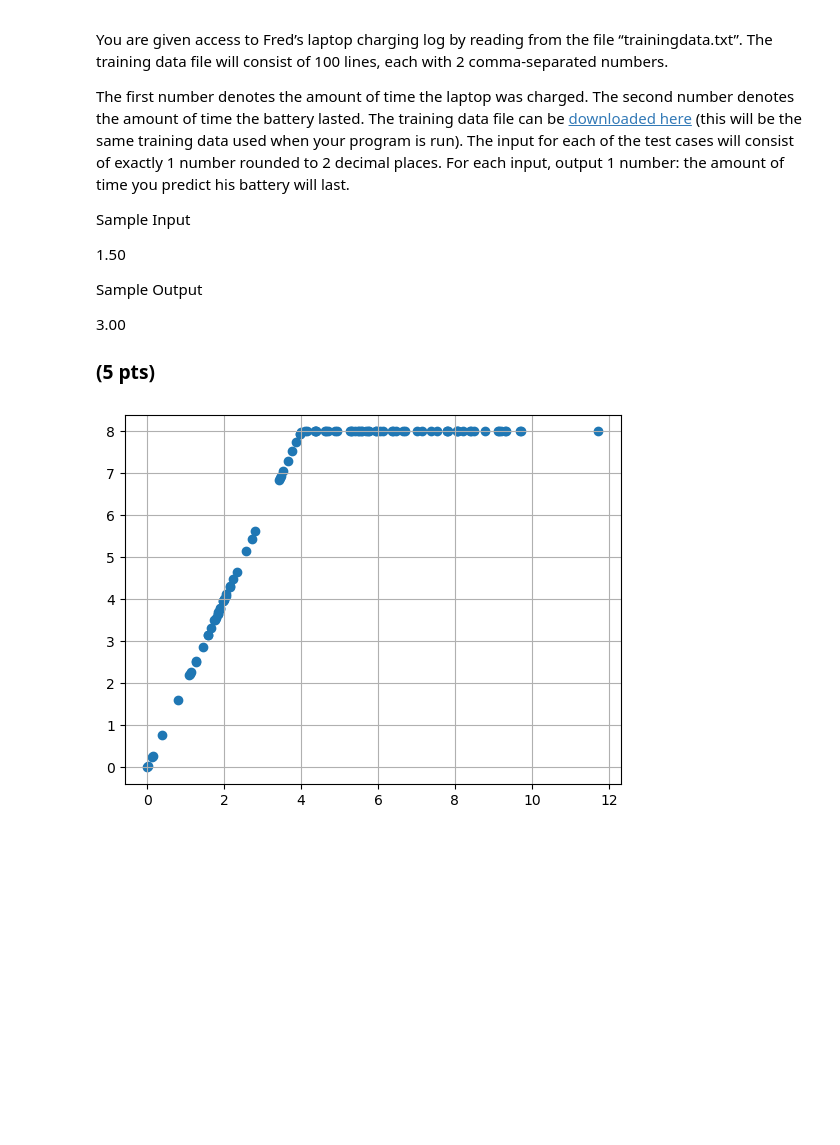
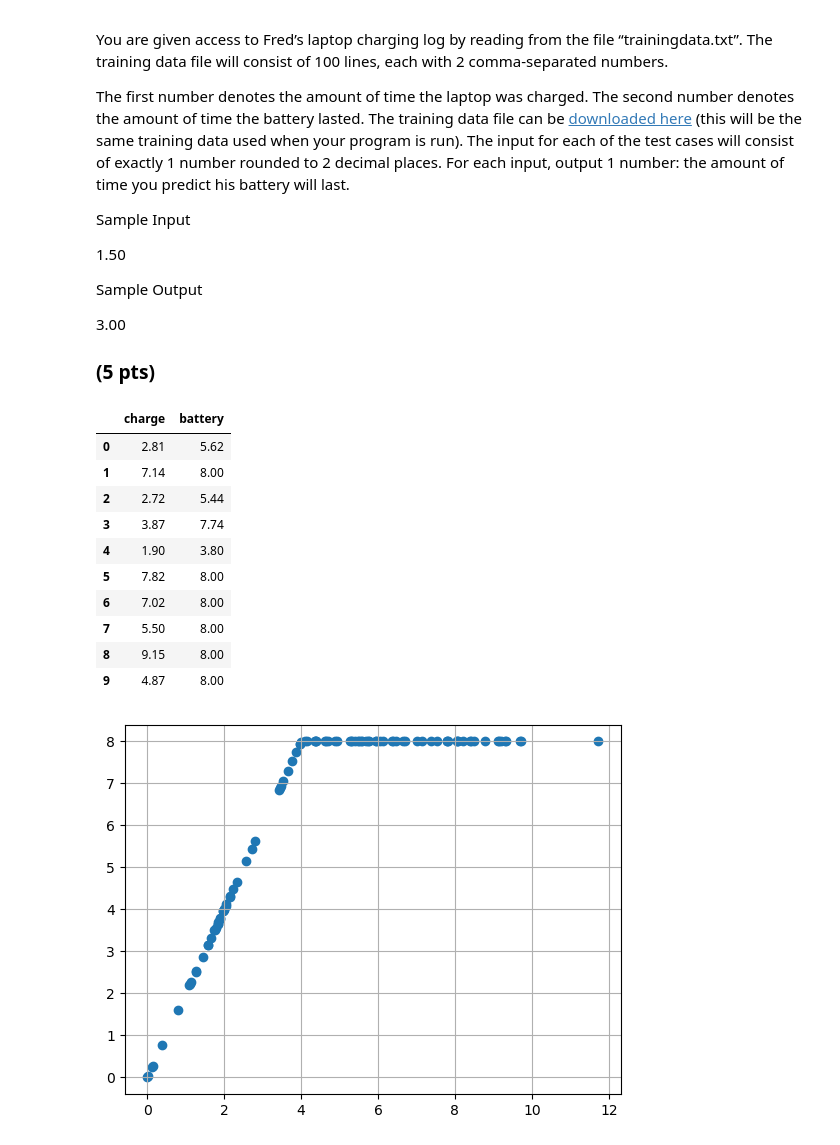
Before and after one commit to JeanMILPIED/Jedha_CareerCoaching, a Jupyter notebook: 01-Coding_challenge_full_stack_program.ipynb, the cells around one changed output. Drawn from its saved outputs; the diff is of its cells as text; code cells hidden in the pictures; blank space fills up the shorter version.

```diff
--- a/01-Coding_challenge_full_stack_program.ipynb
+++ b/01-Coding_challenge_full_stack_program.ipynb
@@ -303,8 +378,20 @@ import pandas as pd
 import matplotlib.pyplot as plt
 # %%
 data=pd.read_csv('https://s3.amazonaws.com/hr-testcases/399/assets/trainingdata.txt', names=["charge","battery"])
-# %%
-data['ratio']=data.battery/data.charge
+# %%
+data.head(10)
+# %% [output]
+|  | charge | battery |
+| 0 | 2.81 | 5.62 |
+| 1 | 7.14 | 8.00 |
+| 2 | 2.72 | 5.44 |
+| 3 | 3.87 | 7.74 |
+| 4 | 1.90 | 3.80 |
+| 5 | 7.82 | 8.00 |
+| 6 | 7.02 | 8.00 |
+| 7 | 5.50 | 8.00 |
+| 8 | 9.15 | 8.00 |
+| 9 | 4.87 | 8.00 |
 # %%
 plt.scatter(data.charge, data.battery)
 plt.grid()
```
Also changed, not shown: parts of 15 cells of this notebook, 1 other file.
